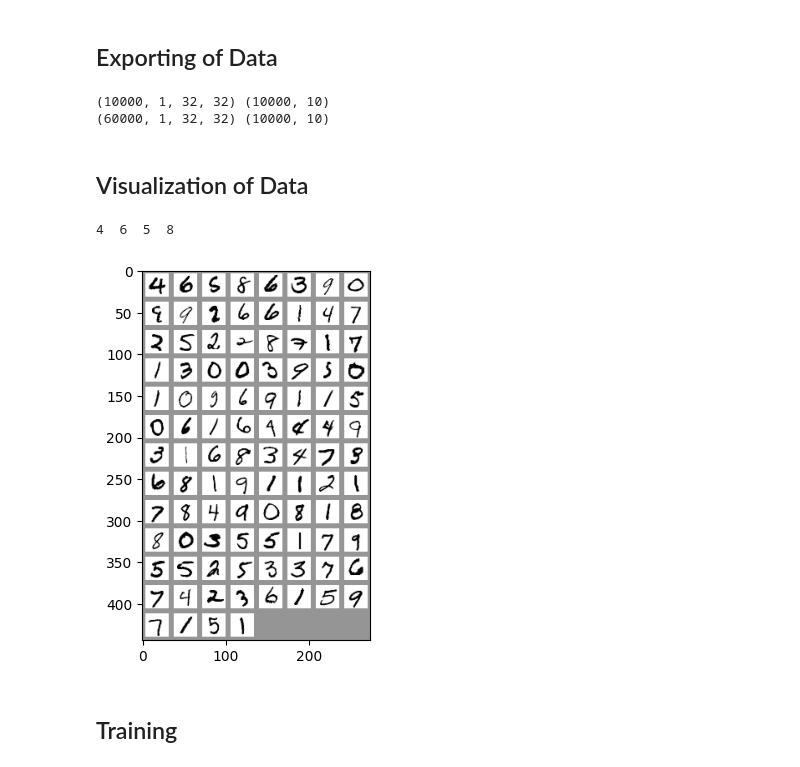
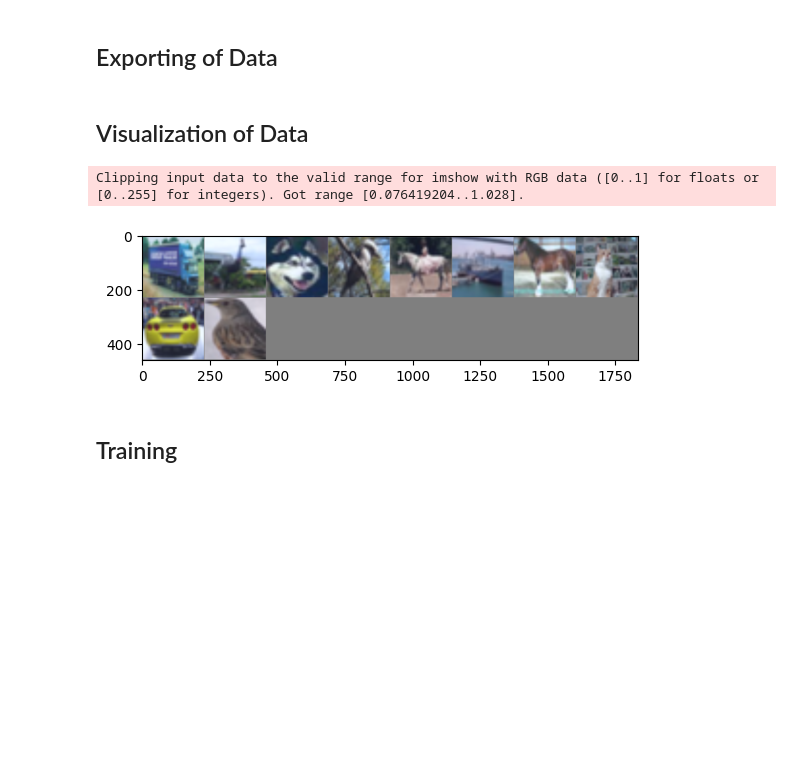
Before and after one commit to maxim-balajan/Adaptive-CNN-FPGA-Accelerator, a Jupyter notebook: reference/training/training.ipynb, the cells around one changed output. Cells and saved outputs as stored; diff of their text form; code cells hidden in the pictures; blank space fills up the shorter version.

Commit message:
Added first (pretty much untrained) model data

```diff
--- a/reference/training/training.ipynb
+++ b/reference/training/training.ipynb
@@ -3,8 +3,8 @@
 # %% [markdown]
 ### Options
 # %%
-batch_size = 100
-EPOCHS = 3
+batch_size = 50
+EPOCHS = 1
 # %% [markdown]
 ### Setup our model
 # %%
@@ -81,21 +95,22 @@ USE GPU
 import torch
 import torchvision
 import torchvision.transforms as transforms
+from torchvision.datasets import CIFAR10
+from torch.utils.data import DataLoader
 
-transform = transforms.Compose(
-    [transforms.ToTensor(),
-    transforms.Normalize((0.5,), (0.5,)),
-    transforms.Pad(padding=[2,2])])
+transform = transforms.Compose([
+    transforms.Resize((227, 227)),  # Resize images to 227x227
+    transforms.ToTensor(),  # Convert images to PyTorch tensors
+    transforms.Normalize(mean=[0.485, 0.456, 0.406], std=[0.229, 0.224, 0.225]),  # Normalize
+])
 
+# Load the CIFAR-10 dataset
+training_set = CIFAR10(root='./data', train=True, transform=transform, download=True)
+validation_set = CIFAR10(root='./data', train=False, transform=transform, download=True)
 
-training_set = torchvision.datasets.MNIST('./data', train=True, transform=transform, download=True)
-validation_set = torchvision.datasets.MNIST('./data', train=False, transform=transform, download=True)
-
-training_loader = torch.utils.data.DataLoader(training_set, batch_size=batch_size, shuffle=True)
-validation_loader = torch.utils.data.DataLoader(validation_set, batch_size=batch_size, shuffle=False)
-
-classes = ('0', '1', '2', '3', '4',
-        '5', '6', '7', '8', '9')
+# Create data loaders
+training_loader = DataLoader(training_set, batch_size=batch_size, shuffle=True)
+validation_loader = DataLoader(validation_set, batch_size=batch_size, shuffle=False)
 
 # Report split sizes
 print('Training set has {} instances'.format(len(training_set)))
@@ -114,60 +131,57 @@ y_val = []
 x_train = []
 y_train = []
 
-for (x, y) in validation_set:
+for (i, (x, y)) in enumerate(validation_set):
+    if i >= 1000:
+        break
     x_val.append(x.detach().numpy())
-    tmp = np.full(shape=(10, ), fill_value=0)
+    tmp = np.full(shape=(1000, ), fill_value=0)
     tmp[y] = 1
     y_val.append(tmp)
 
-for (x, y) in training_set:
+
+np.save("./export/cifar-10/x_test.npy", np.array(x_val, dtype=np.float32))
+np.save("./export/cifar-10/y_test.npy", np.array(y_val, dtype=np.float32))
+
+del x_val
+del y_val
+
+for (i, (x, y)) in enumerate(training_set):
+    if i >= 1000:
+        break
     x_train.append(x.detach().numpy())
-    tmp = np.full(shape=(10, ), fill_value=0)
+    tmp = np.full(shape=(1000, ), fill_value=0)
     tmp[y] = 1
     y_train.append(tmp)
 
-x_val = np.array(x_val, dtype=np.float32)
-y_val = np.array(y_val, dtype=np.float32)
-x_train = np.array(x_train, dtype=np.float32)
-y_train = np.array(y_train, dtype=np.float32)
-
-print(np.shape(x_val), np.shape(y_val))
-print(np.shape(x_train), np.shape(y_val))
-
-np.save("./export/mnist/x_test.npy", x_val)
-np.save("./export/mnist/y_test.npy", y_val)
-np.save("./export/mnist/x_train.npy", x_train)
-np.save("./export/mnist/y_train.npy", y_train)
+np.save("./export/cifar-10/x_train.npy", np.array(x_train, dtype=np.float32))
+np.save("./export/cifar-10/y_train.npy", np.array(y_train, dtype=np.float32))
-# %% [output]
-(10000, 1, 32, 32) (10000, 10)
-(60000, 1, 32, 32) (10000, 10)
 # %% [markdown]
 ## Visualization of Data
 # %%
 import matplotlib.pyplot as plt
 import numpy as np
 
 # Helper function for inline image display
 def matplotlib_imshow(img, one_channel=False):
     if one_channel:
         img = img.mean(dim=0)
-    img = img / 2 + 0.5     # unnormalize
+    img = img / 5 + 0.5     # unnormalize
     npimg = img.numpy()
     if one_channel:
-        plt.imshow(npimg, cmap="Greys")
+        plt.imshow(npimg,)
     else:
         plt.imshow(np.transpose(npimg, (1, 2, 0)))
 
 dataiter = iter(training_loader)
 images, labels = next(dataiter)
 
 # Create a grid from the images and show them
-img_grid = torchvision.utils.make_grid(images)
-matplotlib_imshow(img_grid, one_channel=True)
-print('  '.join(classes[labels[j]] for j in range(4)))
+img_grid = torchvision.utils.make_grid(images[0:10:])
+matplotlib_imshow(img_grid, one_channel=False)
 # %% [output]
-4  6  5  8
+Clipping input data to the valid range for imshow with RGB data ([0..1] for floats or [0..255] for integers). Got range [0.076419204..1.028].
-[figure, old version]
+[figure, new version]
 # %% [markdown]
 ## Training
 # %%
```
Also changed, not shown: parts of 7 cells of this notebook, 3 other files.
